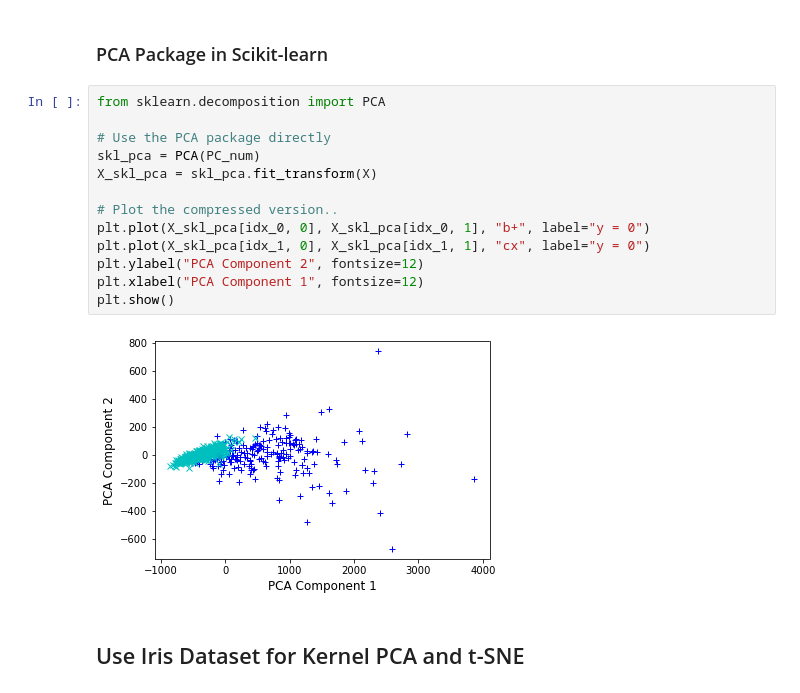
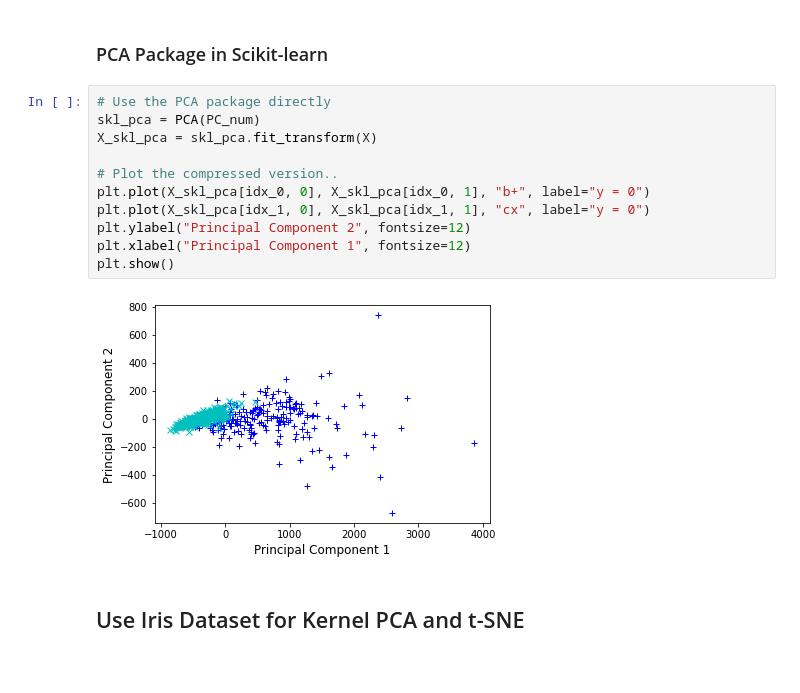
Before and after one commit to PEESEgroup/SysEn6880, a Jupyter notebook: Dimensionality Reduction.ipynb, the cells around one changed output. Drawn from its saved outputs; the diff is of its cells as text.

```diff
--- a/Dimensionality Reduction.ipynb
+++ b/Dimensionality Reduction.ipynb
@@ -83,20 +83,18 @@ plt.show()
 # %% [markdown]
 ### PCA Package in Scikit-learn
 # %%
-from sklearn.decomposition import PCA
-
 # Use the PCA package directly
 skl_pca = PCA(PC_num)
 X_skl_pca = skl_pca.fit_transform(X)
 
 # Plot the compressed version..
 plt.plot(X_skl_pca[idx_0, 0], X_skl_pca[idx_0, 1], "b+", label="y = 0")
 plt.plot(X_skl_pca[idx_1, 0], X_skl_pca[idx_1, 1], "cx", label="y = 0")
-plt.ylabel("PCA Component 2", fontsize=12)
-plt.xlabel("PCA Component 1", fontsize=12)
+plt.ylabel("Principal Component 2", fontsize=12)
+plt.xlabel("Principal Component 1", fontsize=12)
 plt.show()
 # %% [output]
-[figure, old version]
+[figure, new version]
 # %% [markdown]
 ## Use Iris Dataset for Kernel PCA and t-SNE
 # %%
```
Also changed, not shown: parts of 4 cells of this notebook.
